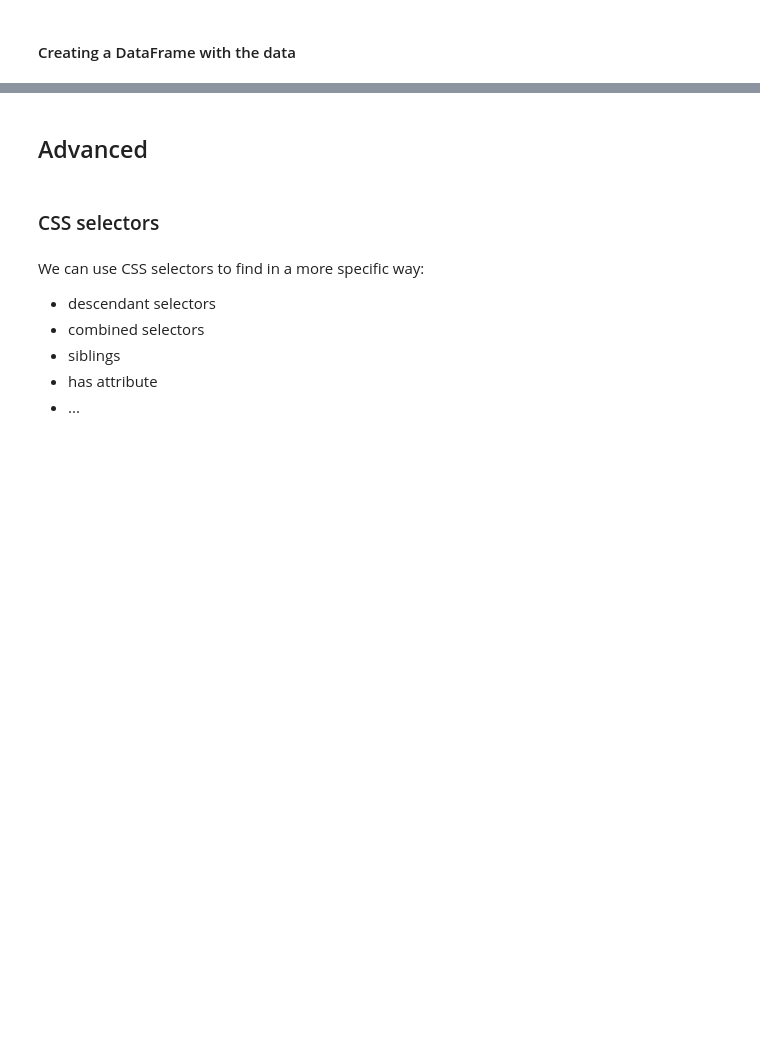
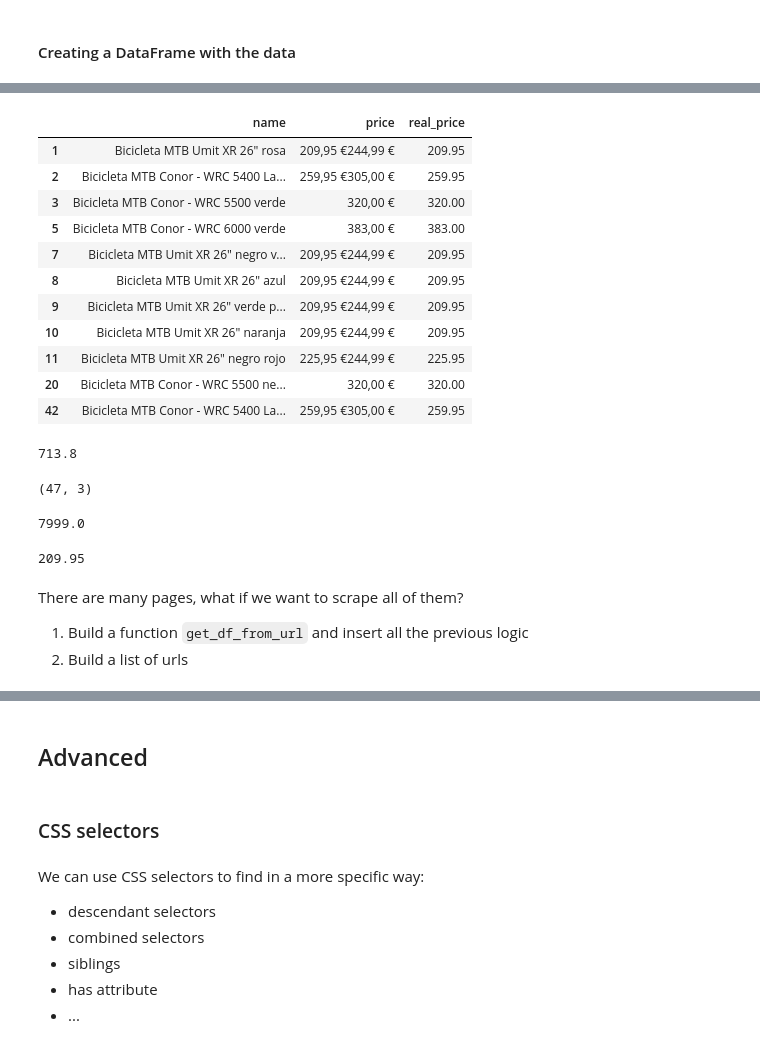
Before and after one commit to Ironhack-Data-Madrid-Enero-2021/Classroom-Materials, a Jupyter notebook: week_03/04-scraping.ipynb, the cells around one changed output, grey strips where cells are left out. Cells and saved outputs as stored; diff of their text form; code cells hidden in the pictures; blank space fills up the shorter version.

```diff
--- a/week_03/04-scraping.ipynb
+++ b/week_03/04-scraping.ipynb
@@ -173,0 +340,2 @@ Lets build a DataFrame. We need pairing of prices and names
+# %%
+df.columns = ["name", "price"]
@@ -173,0 +359,5 @@ Lets build a DataFrame. We need pairing of prices and names
+# %%
+def get_real_price(price_text):
+    return price_text.split(" €")[0]
+# %%
+df["real_price"] = df.price.apply(get_real_price)
@@ -173,0 +384,2 @@ Lets build a DataFrame. We need pairing of prices and names
+# %%
+df.real_price = df.real_price.str.replace(".", "").str.replace(",", ".").astype(float)
@@ -173,0 +395,35 @@ Lets build a DataFrame. We need pairing of prices and names
+# %%
+df[df.real_price < 400]
+# %% [output]
+|  | name | price | real_price |
+| 1 | Bicicleta MTB Umit XR 26" rosa | 209,95 €244,99 € | 209.95 |
+| 2 | Bicicleta MTB Conor - WRC 5400 La... | 259,95 €305,00 € | 259.95 |
+| 3 | Bicicleta MTB Conor - WRC 5500 verde | 320,00 € | 320.00 |
+| 5 | Bicicleta MTB Conor - WRC 6000 verde | 383,00 € | 383.00 |
+| 7 | Bicicleta MTB Umit XR 26" negro v... | 209,95 €244,99 € | 209.95 |
+| 8 | Bicicleta MTB Umit XR 26" azul | 209,95 €244,99 € | 209.95 |
+| 9 | Bicicleta MTB Umit XR 26" verde p... | 209,95 €244,99 € | 209.95 |
+| 10 | Bicicleta MTB Umit XR 26" naranja | 209,95 €244,99 € | 209.95 |
+| 11 | Bicicleta MTB Umit XR 26" negro rojo | 225,95 €244,99 € | 225.95 |
+| 20 | Bicicleta MTB Conor - WRC 5500 ne... | 320,00 € | 320.00 |
+| 42 | Bicicleta MTB Conor - WRC 5400 La... | 259,95 €305,00 € | 259.95 |
+# %%
+df.real_price.median()
+# %% [output]
+713.8
+# %%
+df.shape
+# %% [output]
+(47, 3)
+# %%
+df.real_price.max()
+# %% [output]
+7999.0
+# %%
+df.real_price.min()
+# %% [output]
+209.95
+# %% [markdown]
+There are many pages, what if we want to scrape all of them?
+1. Build a function `get_df_from_url` and insert all the previous logic
+2. Build a list of urls
```
Also changed, not shown: parts of 68 cells of this notebook.
